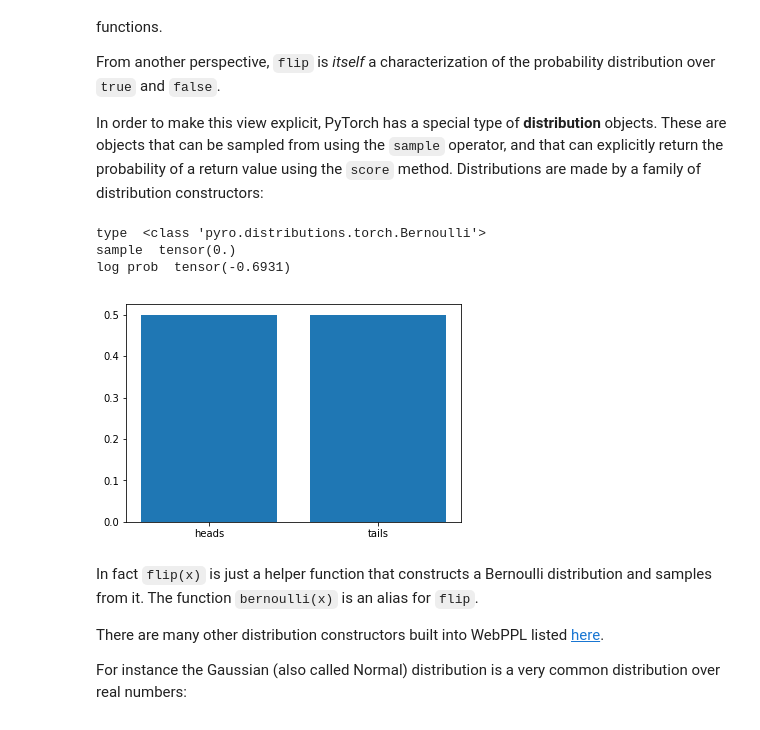
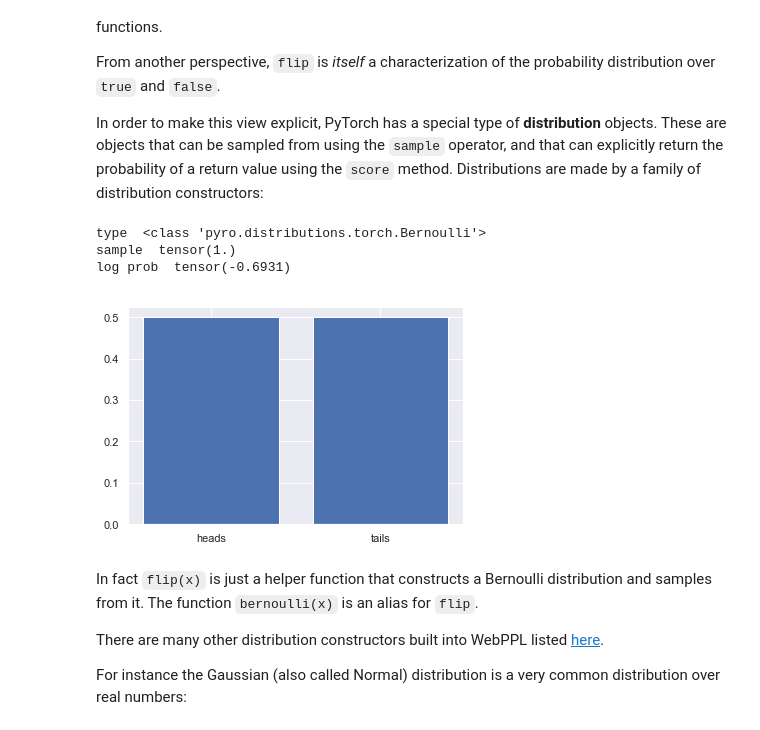
Before and after one commit to ebigelow/probmods-pyro, a Jupyter notebook: Chapter 2 - Generative Models.ipynb, the cells around one changed output. Cells and saved outputs as stored; diff of their text form; code cells hidden in the pictures.

```diff
--- a/Chapter 2 - Generative Models.ipynb
+++ b/Chapter 2 - Generative Models.ipynb
@@ -35,11 +36,13 @@ def viz(data, to_type=(lambda v: v), plot_args={}):
         # Histogram if input is list
         data = [to_type(d) for d in data]
         plt.hist(data, weights=np.ones(len(data))/float(len(data)), **plot_args)
+        # sns.distplot(data, kde=False, hist_kws={'weights': weights}, **plot_args)
 
     if isinstance(data, pyro.distributions.Distribution):
         # If input is distribution, enumerate support and show barchart of log probs
         d = {to_type(s): float(data.log_prob(s).exp()) for s in data.enumerate_support()}
-        plt.bar(*zip(*d.items()))
+        sns.barplot(*zip(*d.items()), **plot_args)
+        # plt.bar(*zip(*d.items()))
 
     plt.show()
 # %% [markdown]
@@ -350,22 +353,22 @@ In order to make this view explicit, PyTorch has a special type of **distributio
 # %%
 # make a distribution using the Bernoulli constructor:
 d = dist.Bernoulli(0.5)
 print('type ', type(d))
 
 # sample from it with the sample operator:
 print('sample ', d.sample())
 
 # compute the log-probability of sampling true:
 print('log prob ', d.log_prob(False))
 
 # visualize the distribution:
 plt.xticks([0, 1], labels=['heads', 'tails'])
-viz(d)
+viz(d, to_type=float)
 # %% [output]
 type  <class 'pyro.distributions.torch.Bernoulli'>
-sample  tensor(0.)
+sample  tensor(1.)
 log prob  tensor(-0.6931)
-[figure, old version]
+[figure, new version]
 # %% [markdown]
 In fact `flip(x)` is just a helper function that constructs a Bernoulli distribution and samples from it. The function `bernoulli(x)` is an alias for `flip`.
 
```
Also changed, not shown: parts of 4 cells of this notebook, 3 other files.
